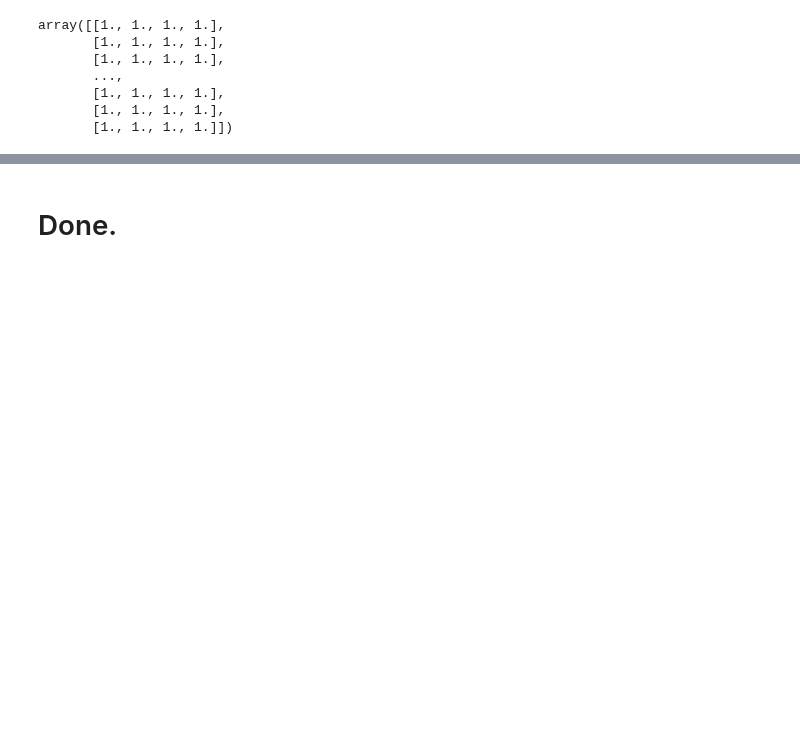
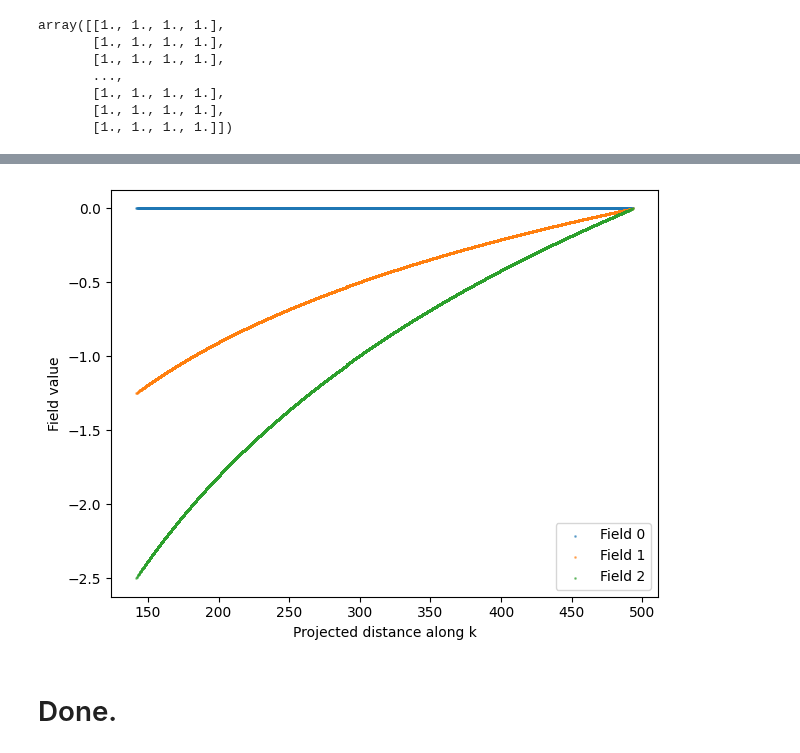
Before and after one commit to michaelJwilson/cnaster, a Jupyter notebook: docs/nb/sim.ipynb, the cells around one changed output, grey strips where cells are left out. Drawn from its saved outputs; the diff is of its cells as text; code cells hidden in the pictures; blank space fills up the shorter version.

```diff
--- a/docs/nb/sim.ipynb
+++ b/docs/nb/sim.ipynb
@@ -141,2 +143,17 @@ pl.show()
+# %%
+# Assume positions: (N, 3), fields: (N, num_fields), vec_k: (2,) or (3,)
+vec_k = np.array([1.0, 1.0, 0.0])  # match dimension of positions
+projected = np.dot(positions, vec_k) / np.linalg.norm(vec_k)  # shape (N,)
+
+for i in range(fields.shape[1]):
+    plt.scatter(projected, np.log(fields[:, i]), s=1, alpha=0.5, label=f"Field {i}")
+
+plt.xlabel("Projected distance along k")
+plt.ylabel("Field value")
+plt.legend()
+plt.tight_layout()
+plt.show()
+# %% [output]
+[figure, added]
 # %% [markdown]
 # Done.
```
Also changed, not shown: parts of 4 cells of this notebook, 1 other file.
